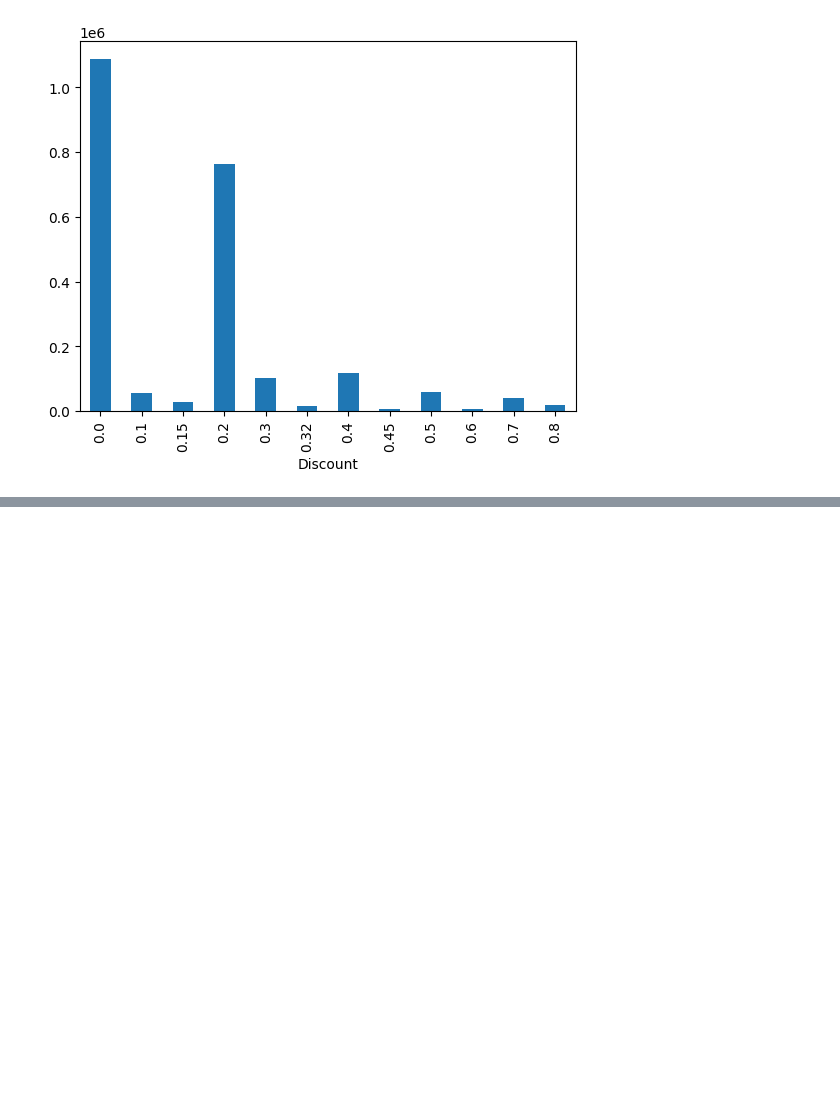
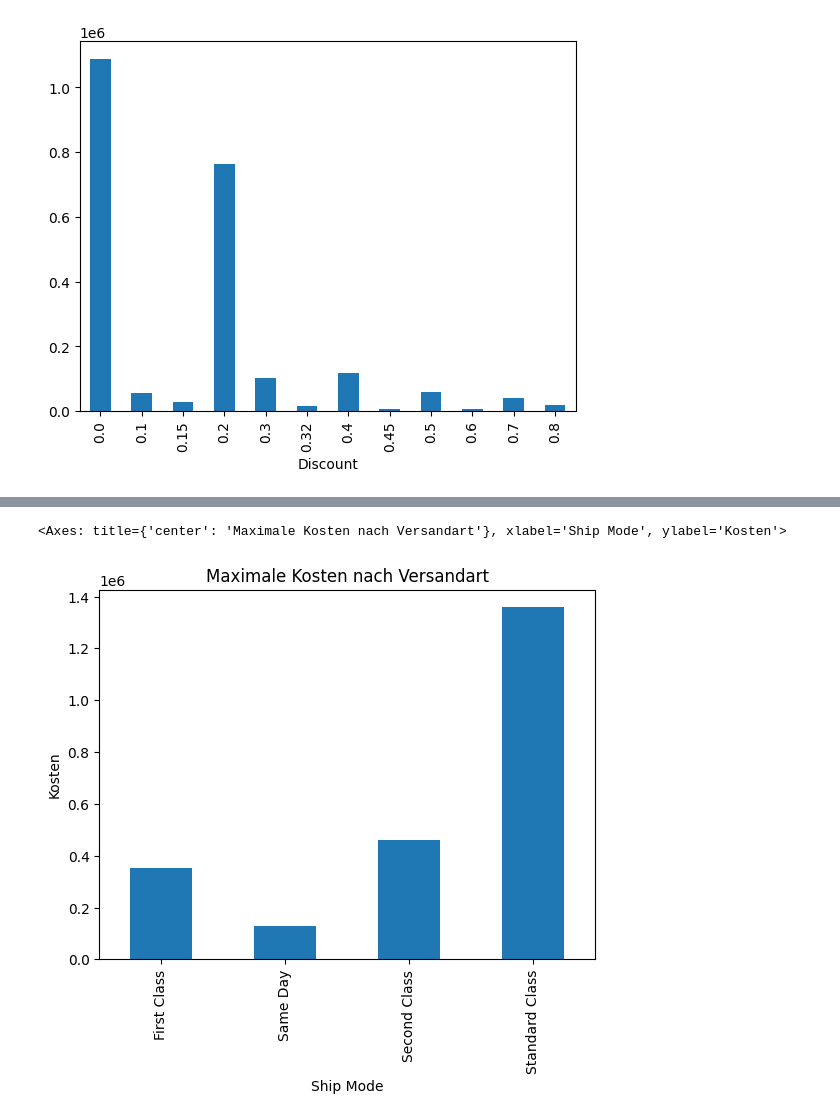
Before and after one commit to manipuppeteer/Data-Analysis-Project-DataCraft, a Jupyter notebook: superstore_sales/sales_analyis.ipynb, the cells around one changed output, grey strips where cells are left out. Drawn from its saved outputs; the diff is of its cells as text; code cells hidden in the pictures; blank space fills up the shorter version.

```diff
--- a/superstore_sales/sales_analyis.ipynb
+++ b/superstore_sales/sales_analyis.ipynb
@@ -1122,0 +1225,6 @@ df.groupby('Discount')['Sales'].sum().plot(kind='bar')
+# %%
+df['Kosten'] = df['Sales'] - df['Profit']
+df.groupby('Ship Mode')['Sales'].sum().plot(kind='bar', title='Maximale Kosten nach Versandart', ylabel='Kosten')
+# %% [output]
+<Axes: title={'center': 'Maximale Kosten nach Versandart'}, xlabel='Ship Mode', ylabel='Kosten'>
+[figure, added]
```
Also changed, not shown: parts of 8 cells of this notebook, 2 other files.
